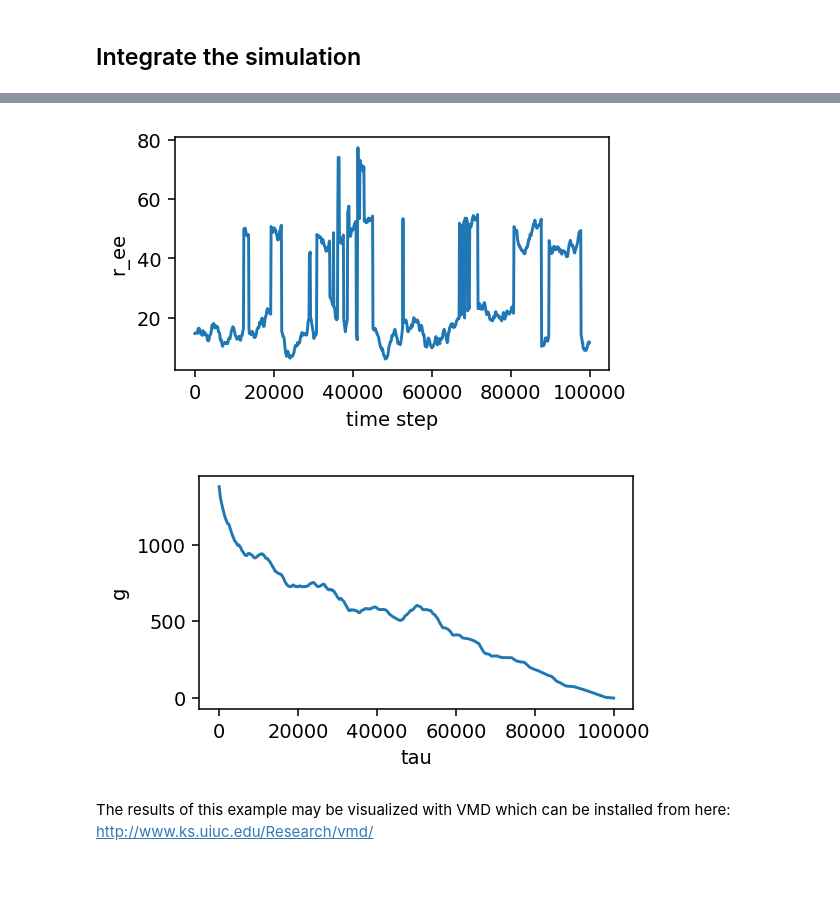
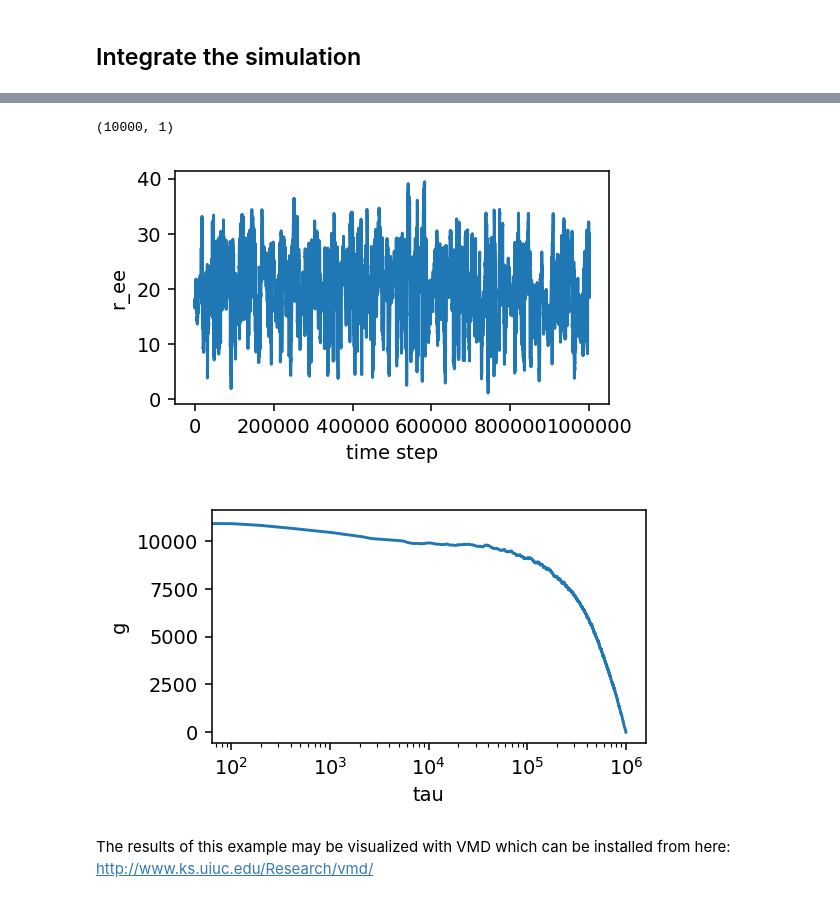
Before and after one commit to mikemhenry/Human-Genome-Model, a Jupyter notebook: create random polymer loop.ipynb, the cells around one changed output, grey strips where cells are left out. Cells and saved outputs as stored; diff of their text form; code cells hidden in the pictures; blank space fills up the shorter version.

Commit message:
N polymers

```diff
--- a/create random polymer loop.ipynb
+++ b/create random polymer loop.ipynb
@@ -44,7 +44,7 @@ HOOMD-blue is running on the CPU
 import math
 # parameters (polymer physics)
 phi_P = 0.25 # this has to do with how good of a solvent the polymer is in and is only used to calculate the box size below
-n_poly = 10 # n_poly in the number of polymers in the simulation
+n_poly = 1 # n_poly in the number of polymers in the simulation
 n_beads = 100
 # %% [markdown]
 ## Define the polymer
@@ -85,7 +85,7 @@ dump.gsd("gsd/random_polymer_loop.gsd", period=100, group=all, overwrite=True);
 #log position of particle 0
 polymers=['p1','p2','p3','p4','p5','p6','p7','p8','p9','p10']
 log = hoomd.analyze.log(filename="ree.log",
-                         quantities=polymers,
+                         quantities=polymers[0:n_poly],
                          period=100,
                          overwrite=True);
 for i in range(n_poly):
@@ -101,6 +101,6 @@ for i in range(n_poly):
 # uncomment the next run() command if you have a few hours to spare
 # running this on a GPU the resulting dump files should show the
 # polymers self-assembling into the hexagonal phase
-run(1e5)
+run(1e6)
 # %% [output]
 notice(2): -- Neighborlist exclusion statistics -- :
@@ -123,28 +123,31 @@ n_min    : 0 / n_max: 14 / n_avg: 0.207612
 # %%
 from matplotlib import pyplot
 %matplotlib inline
 #!head ree.log
 data = numpy.genfromtxt(fname='ree.log',skip_header=True);
 t=numpy.ndarray.flatten(data[:,0])
 r_ee=data[:,1:]#/(101*(0.84**2))
+print(numpy.shape(r_ee))
 pyplot.figure(figsize=(4,2.2), dpi=140);
-pyplot.plot(t,r_ee[:,0]);
-#for i in range(n_poly):
-    #pyplot.plot(t,r_ee[:,i]);
+#pyplot.plot(t,r_ee);
+for i in range(n_poly):
+    pyplot.plot(t,r_ee[:,i]);
 pyplot.xlabel('time step');
 pyplot.ylabel('r_ee');
 #r_ee=r_ee[len(r_ee)/2:]
 def autocorr(x):
     result = numpy.correlate(x, x, mode='full')/(numpy.average(x)**2)-1.0
     return result[result.size/2:]
-g=autocorr(numpy.ndarray.flatten(r_ee[:,0]))
 pyplot.figure(figsize=(4,2.2), dpi=140);
-pyplot.plot(t,g)
+for i in range(n_poly):
+    g=autocorr(numpy.ndarray.flatten(r_ee[:,i]))
+    pyplot.semilogx(t,g)
 pyplot.xlabel('tau');
 pyplot.ylabel('g');
 # %% [output]
+(10000, 1)
-[figure, old version]
+[figure, new version]
-[figure, old version]
+[figure, new version]
 # %% [markdown]
 The results of this example may be visualized with VMD which can be installed from here: http://www.ks.uiuc.edu/Research/vmd/
 # %%
```
Also changed, not shown: parts of 4 cells of this notebook, 1 other file.
